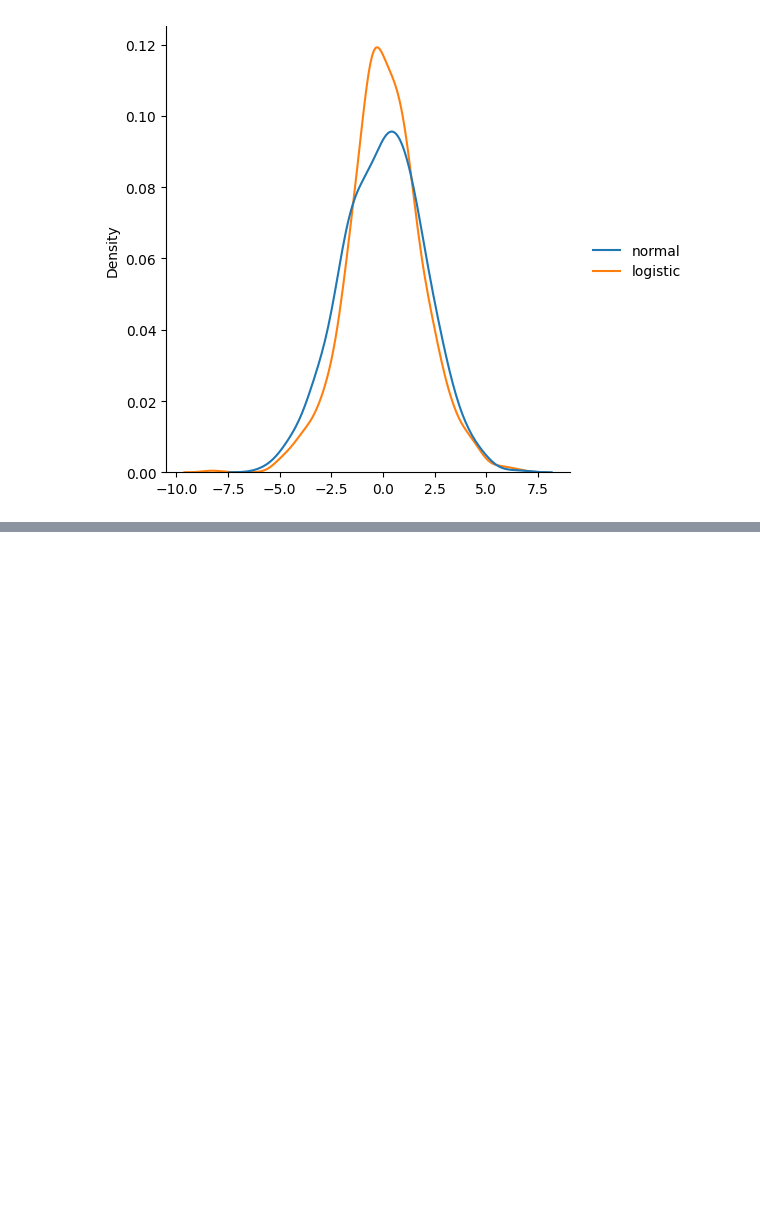
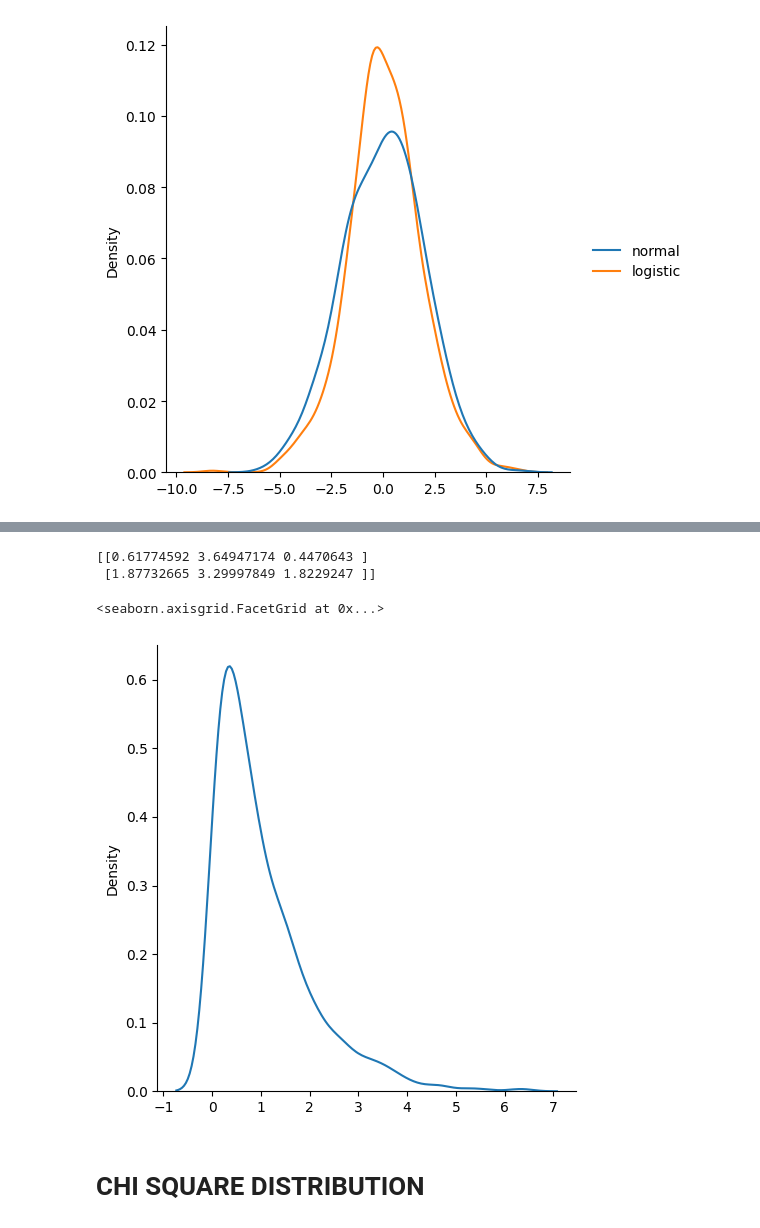
Before and after one commit to syedmubarish/learning_numpy, a Jupyter notebook: random.ipynb, the cells around one changed output, grey strips where cells are left out. Cells and saved outputs as stored; diff of their text form; code cells hidden in the pictures; blank space fills up the shorter version.

```diff
--- a/random.ipynb
+++ b/random.ipynb
@@ -250,0 +277,13 @@ sns.displot(data, kind="kde")
+# %%
+arr = random.exponential(scale=2,size=(2,3))
+print(arr)
+# %% [output]
+[[0.61774592 3.64947174 0.4470643 ]
+ [1.87732665 3.29997849 1.8229247 ]]
+# %%
+sns.displot(random.exponential(size=1000),kind="kde")
+# %% [output]
+<seaborn.axisgrid.FacetGrid at 0x...>
+[figure, added]
+# %% [markdown]
+# CHI SQUARE DISTRIBUTION
```
Also changed, not shown: parts of 15 cells of this notebook.
